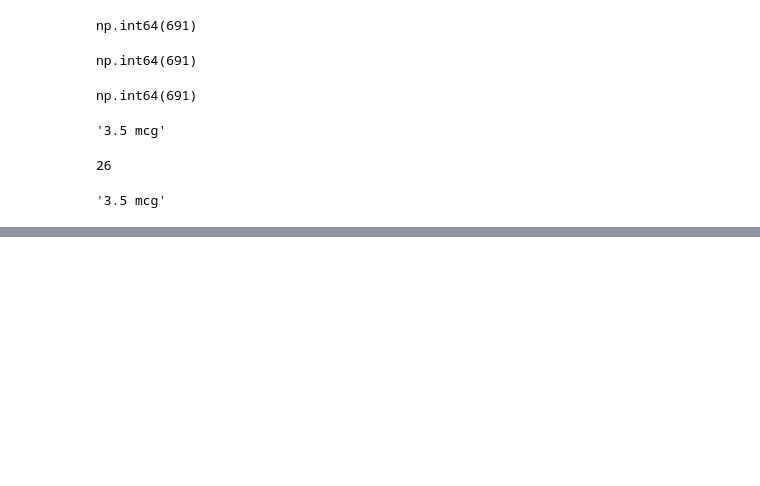
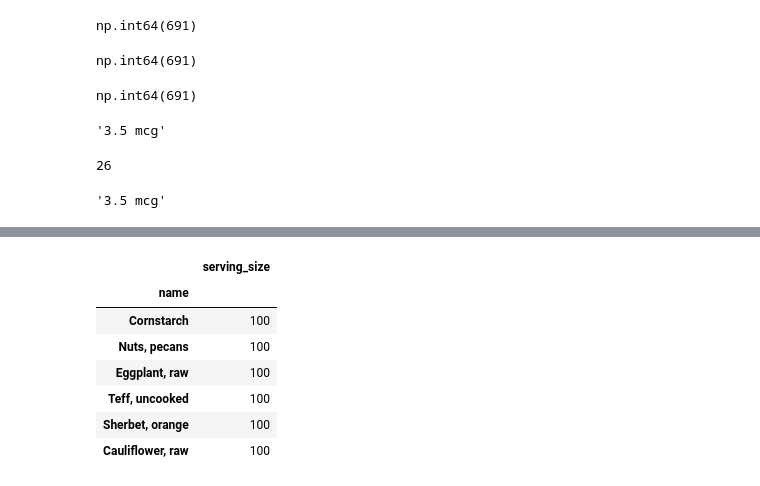
Before and after one commit to kprashant49/Projects, a Jupyter notebook: misc_projects/pandas_lecture_practice.ipynb, the cells around one changed output, grey strips where cells are left out. Saved outputs shown, nothing was run; the diff lists cells and outputs as text; code cells hidden in the pictures; blank space fills up the shorter version.

```diff
--- a/misc_projects/pandas_lecture_practice.ipynb
+++ b/misc_projects/pandas_lecture_practice.ipynb
@@ -3298,0 +3356,13 @@ nutr_mini.total_fat.max()
+# %%
+dfm = nutrition.iloc[:6,:1]
+# %%
+dfm.replace(to_replace='100 g',value='100')
+# %% [output]
+|  | serving_size |
+| name |  |
+| Cornstarch | 100 |
+| Nuts, pecans | 100 |
+| Eggplant, raw | 100 |
+| Teff, uncooked | 100 |
+| Sherbet, orange | 100 |
+| Cauliflower, raw | 100 |
```
Also changed, not shown: parts of 29 cells of this notebook.
